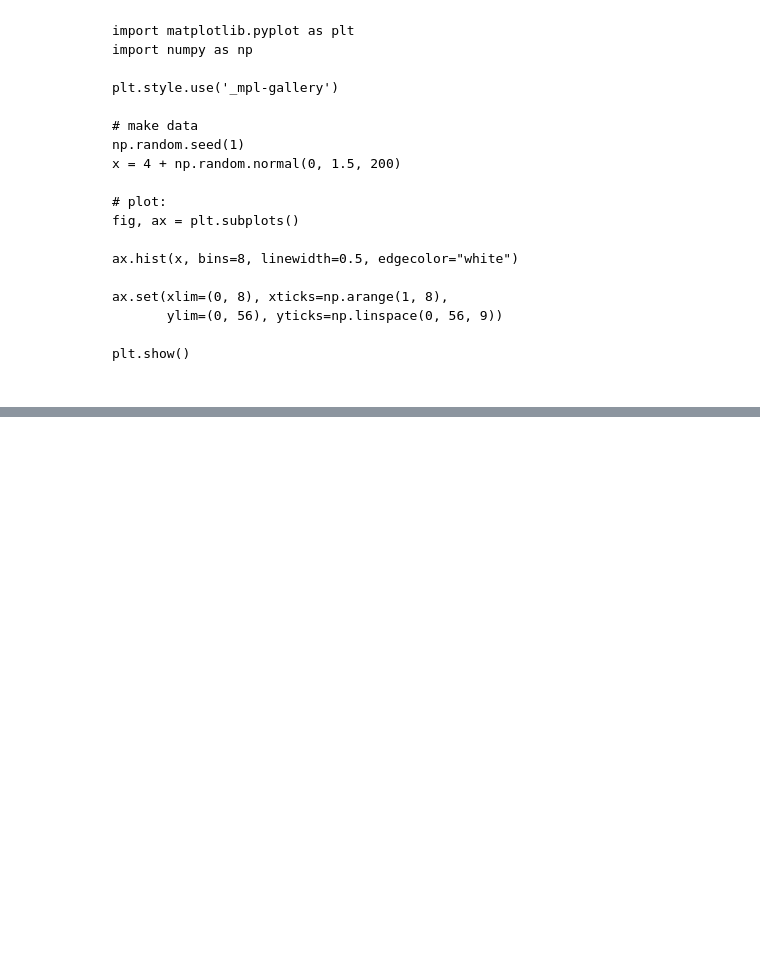
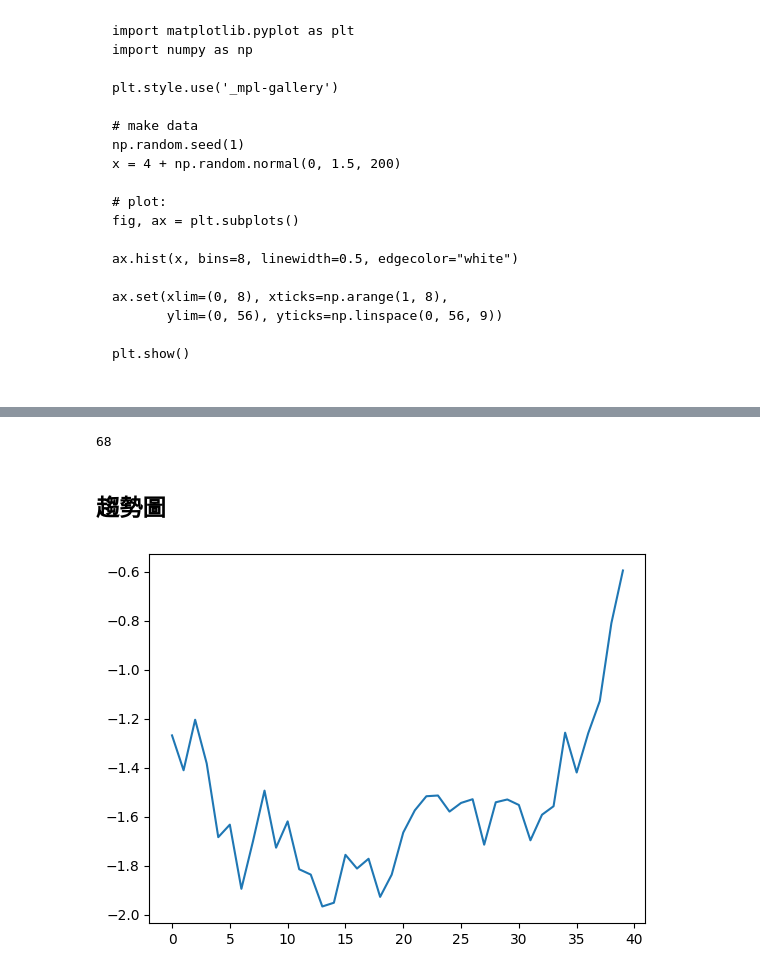
Before and after one commit to mccoy0928/-, a Jupyter notebook: 20230727_myData_try.ipynb, the cells around one changed output, grey strips where cells are left out. Cells and saved outputs as stored; diff of their text form; code cells hidden in the pictures; blank space fills up the shorter version.

```diff
--- a/20230727_myData_try.ipynb
+++ b/20230727_myData_try.ipynb
@@ -120,0 +129,6 @@ plt.show()
+# %%
+len(df2)
+# %% [output]
+68
+# %% [markdown]
+## 趨勢圖
@@ -120,0 +144,16 @@ plt.show()
+# %%
+# import numpy
+# from matplotlib import pyplot as plt
+
+# a = df
+b = []
+for i in df2:
+  mean = np.mean(df2[i])
+  b.append(mean)
+
+# Plot the Data itself.
+plt.plot(b)
+
+plt.show()
+# %% [output]
+[figure, added]
```
Also changed, not shown: parts of 4 cells of this notebook.
